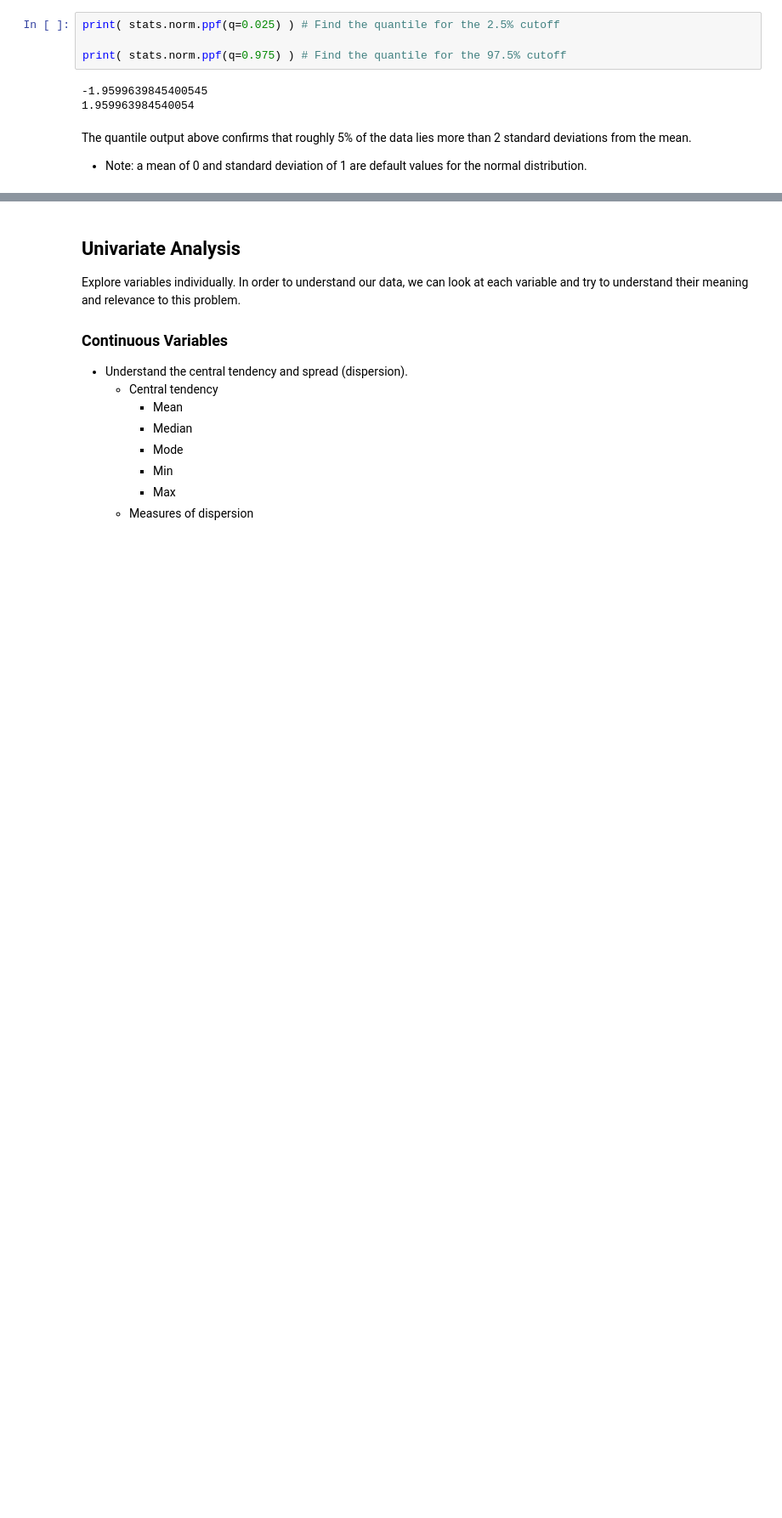
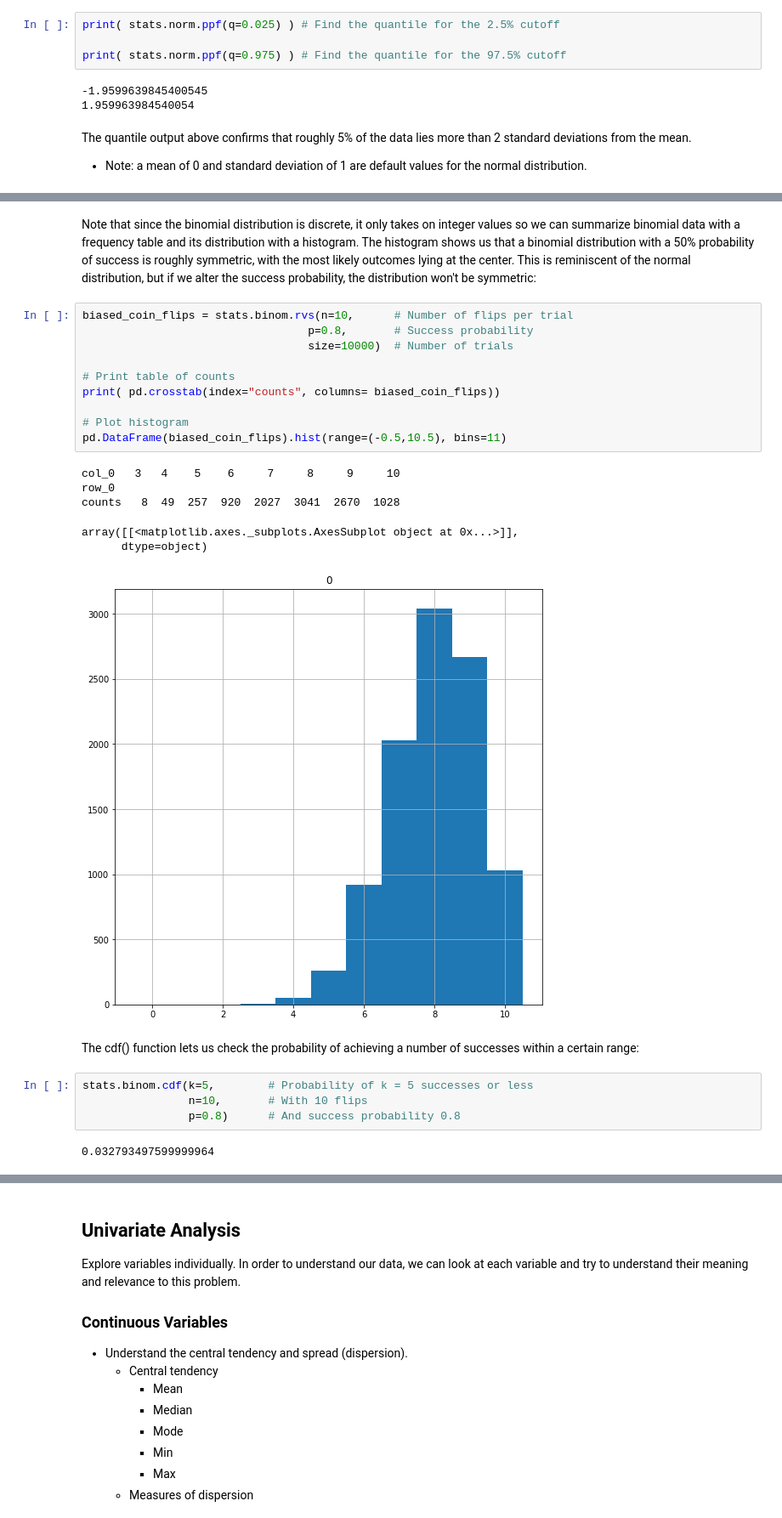
Before and after one commit to ksatola/Data-Science-Notes, a Jupyter notebook: EDA_Template.ipynb, the cells around one changed output, grey strips where cells are left out. Shown at 85% size. Saved outputs shown, nothing was run; the diff lists cells and outputs as text; blank space fills up the shorter version.

```diff
--- a/EDA_Template.ipynb
+++ b/EDA_Template.ipynb
@@ -897,0 +919,27 @@ The quantile output above confirms that roughly 5% of the data lies more than 2
+# %% [markdown]
+Note that since the binomial distribution is discrete, it only takes on integer values so we can summarize binomial data with a frequency table and its distribution with a histogram. The histogram shows us that a binomial distribution with a 50% probability of success is roughly symmetric, with the most likely outcomes lying at the center. This is reminiscent of the normal distribution, but if we alter the success probability, the distribution won't be symmetric:
+# %%
+biased_coin_flips = stats.binom.rvs(n=10,      # Number of flips per trial
+                                  p=0.8,       # Success probability
+                                  size=10000)  # Number of trials
+
+# Print table of counts
+print( pd.crosstab(index="counts", columns= biased_coin_flips))
+
+# Plot histogram
+pd.DataFrame(biased_coin_flips).hist(range=(-0.5,10.5), bins=11)
+# %% [output]
+col_0   3   4    5    6     7     8     9     10
+row_0
+counts   8  49  257  920  2027  3041  2670  1028
+array([[<matplotlib.axes._subplots.AxesSubplot object at 0x...>]],
+      dtype=object)
+[figure, added]
+# %% [markdown]
+The cdf() function lets us check the probability of achieving a number of successes within a certain range:
+# %%
+stats.binom.cdf(k=5,        # Probability of k = 5 successes or less
+                n=10,       # With 10 flips
+                p=0.8)      # And success probability 0.8
+# %% [output]
+0.032793497599999964
```
Also changed, not shown: parts of 24 cells of this notebook.
